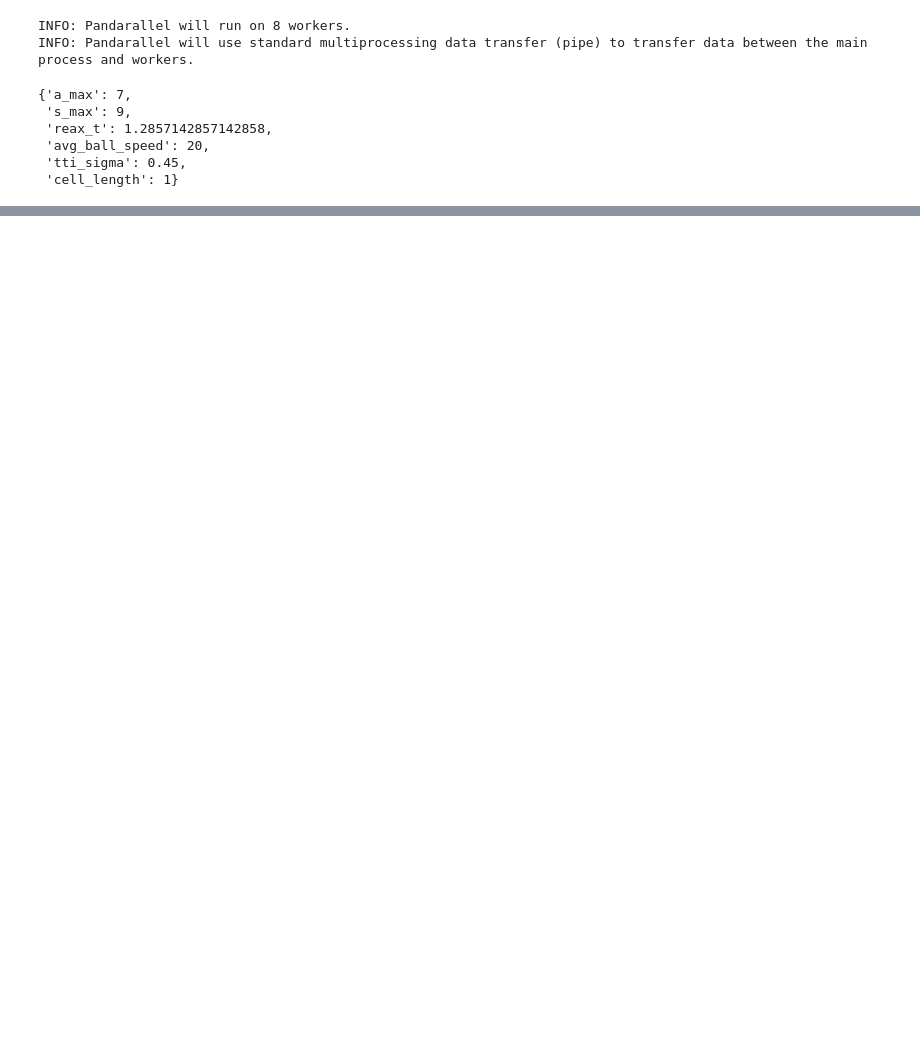
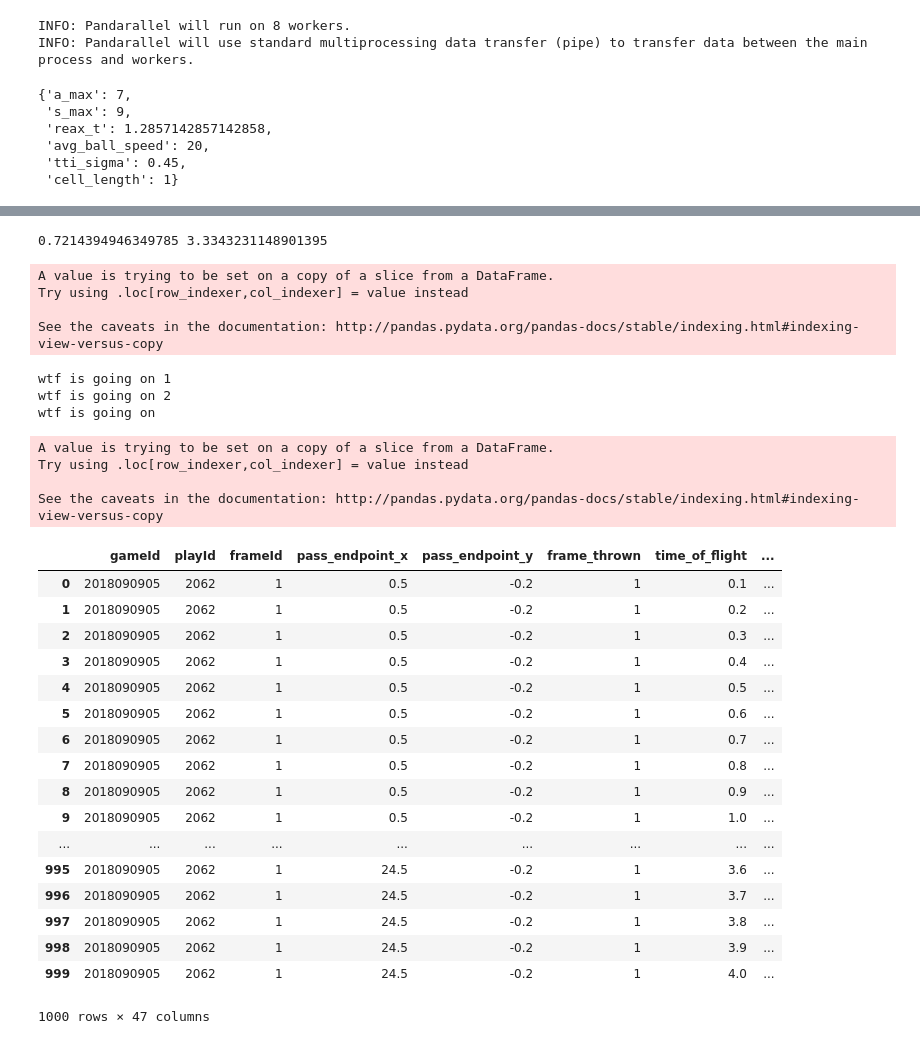
Before and after one commit to uditrana/BigDataBowl, a Jupyter notebook: analysis/xyac_epa_per_pass.ipynb, the cells around one changed output, grey strips where cells are left out. Cells and saved outputs as stored; diff of their text form; code cells hidden in the pictures; blank space fills up the shorter version.

```diff
--- a/analysis/xyac_epa_per_pass.ipynb
+++ b/analysis/xyac_epa_per_pass.ipynb
@@ -242,0 +414,57 @@ print("lol")
+# %%
+#HERE WE WILL GET PLAY INFORMATION FROM NFLFASTR JOINED
+
+
+test_df = field_dfs[:1000]
+
+joined_df = pbp_joined[(pbp_joined.playId == play_id) & (pbp_joined.gameId == game_id)]
+epvals = np.array([7,-7,3,-3,2,-2,0])
+print(joined_df.iloc[0]["ep"], joined_df.iloc[0]["epa_y"], )
+
+
+
+
+for feat in epa_model.feature_names:
+    test_df[feat] = joined_df.iloc[0][feat]
+
+
+dtest = xgb.DMatrix(test_df[cols_when_model_builds][:1])
+print("wtf is going on 1")
+ypred = epa_model.predict(dtest)
+print("wtf is going on 2")
+ep = np.sum(ypred*epvals, axis = 1)
+
+print("wtf is going on")
+test_df["rish_ep"] = ep[0]
+display(test_df)
+# %% [output]
+0.7214394946349785 3.3343231148901395
+A value is trying to be set on a copy of a slice from a DataFrame.
+Try using .loc[row_indexer,col_indexer] = value instead
+
+See the caveats in the documentation: http://pandas.pydata.org/pandas-docs/stable/indexing.html#indexing-view-versus-copy
+wtf is going on 1
+wtf is going on 2
+wtf is going on
+A value is trying to be set on a copy of a slice from a DataFrame.
+Try using .loc[row_indexer,col_indexer] = value instead
+
+See the caveats in the documentation: http://pandas.pydata.org/pandas-docs/stable/indexing.html#indexing-view-versus-copy
+|  | gameId | playId | frameId | pass_endpoint_x | pass_endpoint_y | frame_thrown | time_of_flight | ... |
+| 0 | 2018090905 | 2062 | 1 | 0.5 | -0.2 | 1 | 0.1 | ... |
+| 1 | 2018090905 | 2062 | 1 | 0.5 | -0.2 | 1 | 0.2 | ... |
+| 2 | 2018090905 | 2062 | 1 | 0.5 | -0.2 | 1 | 0.3 | ... |
+| 3 | 2018090905 | 2062 | 1 | 0.5 | -0.2 | 1 | 0.4 | ... |
+| 4 | 2018090905 | 2062 | 1 | 0.5 | -0.2 | 1 | 0.5 | ... |
+| 5 | 2018090905 | 2062 | 1 | 0.5 | -0.2 | 1 | 0.6 | ... |
+| 6 | 2018090905 | 2062 | 1 | 0.5 | -0.2 | 1 | 0.7 | ... |
+| 7 | 2018090905 | 2062 | 1 | 0.5 | -0.2 | 1 | 0.8 | ... |
+| 8 | 2018090905 | 2062 | 1 | 0.5 | -0.2 | 1 | 0.9 | ... |
+| 9 | 2018090905 | 2062 | 1 | 0.5 | -0.2 | 1 | 1.0 | ... |
+| ... | ... | ... | ... | ... | ... | ... | ... | ... |
+| 995 | 2018090905 | 2062 | 1 | 24.5 | -0.2 | 1 | 3.6 | ... |
+| 996 | 2018090905 | 2062 | 1 | 24.5 | -0.2 | 1 | 3.7 | ... |
+| 997 | 2018090905 | 2062 | 1 | 24.5 | -0.2 | 1 | 3.8 | ... |
+| 998 | 2018090905 | 2062 | 1 | 24.5 | -0.2 | 1 | 3.9 | ... |
+| 999 | 2018090905 | 2062 | 1 | 24.5 | -0.2 | 1 | 4.0 | ... |
+1000 rows × 47 columns
```
Also changed, not shown: parts of 11 cells of this notebook, 17 other files.
